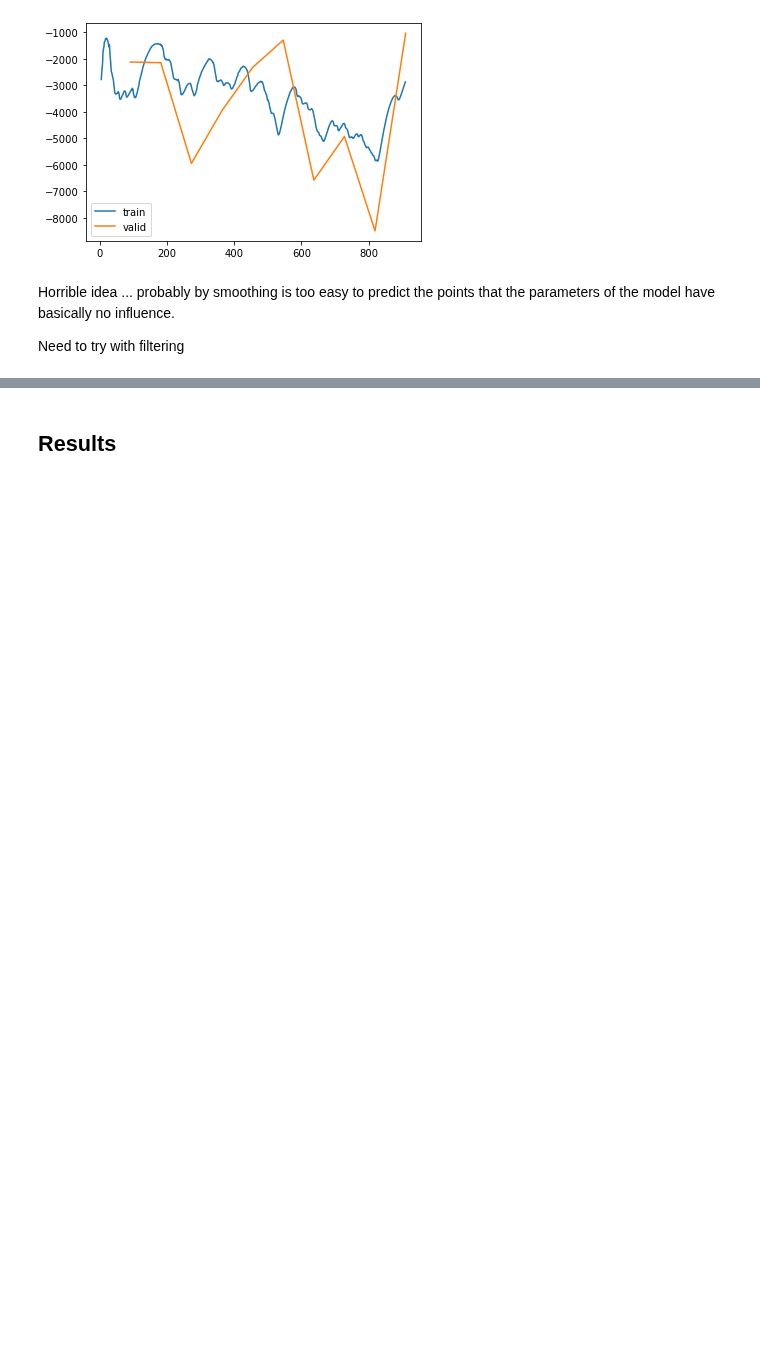
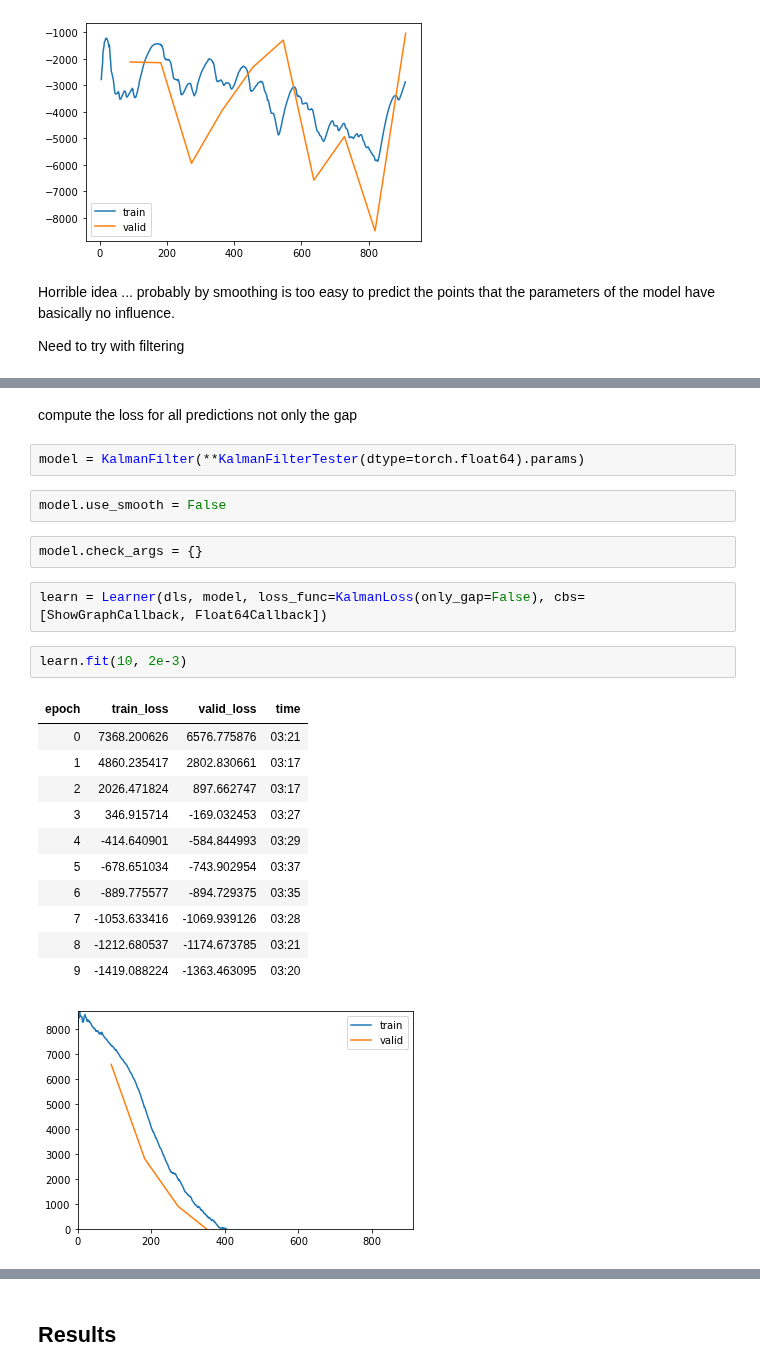
Before and after one commit to mone27/meteo_imp, a Jupyter notebook: analysis/kalman/kalman_float64.ipynb, the cells around one changed output, grey strips where cells are left out. Cells and saved outputs as stored; diff of their text form; blank space fills up the shorter version.

Commit message:
#1 attempt training with filter only

```diff
--- a/analysis/kalman/kalman_float64.ipynb
+++ b/analysis/kalman/kalman_float64.ipynb
@@ -163,0 +163,25 @@ Need to try with filtering
+# %% [markdown]
+compute the loss for all predictions not only the gap
+# %%
+model = KalmanFilter(**KalmanFilterTester(dtype=torch.float64).params)
+# %%
+model.use_smooth = False
+# %%
+model.check_args = {}
+# %%
+learn = Learner(dls, model, loss_func=KalmanLoss(only_gap=False), cbs=[ShowGraphCallback, Float64Callback])
+# %%
+learn.fit(10, 2e-3)
+# %% [output]
+| epoch | train_loss | valid_loss | time |
+| 0 | 7368.200626 | 6576.775876 | 03:21 |
+| 1 | 4860.235417 | 2802.830661 | 03:17 |
+| 2 | 2026.471824 | 897.662747 | 03:17 |
+| 3 | 346.915714 | -169.032453 | 03:27 |
+| 4 | -414.640901 | -584.844993 | 03:29 |
+| 5 | -678.651034 | -743.902954 | 03:37 |
+| 6 | -889.775577 | -894.729375 | 03:35 |
+| 7 | -1053.633416 | -1069.939126 | 03:28 |
+| 8 | -1212.680537 | -1174.673785 | 03:21 |
+| 9 | -1419.088224 | -1363.463095 | 03:20 |
+[figure, added]
```
Also changed, not shown: parts of 18 cells of this notebook, 1 other file.
